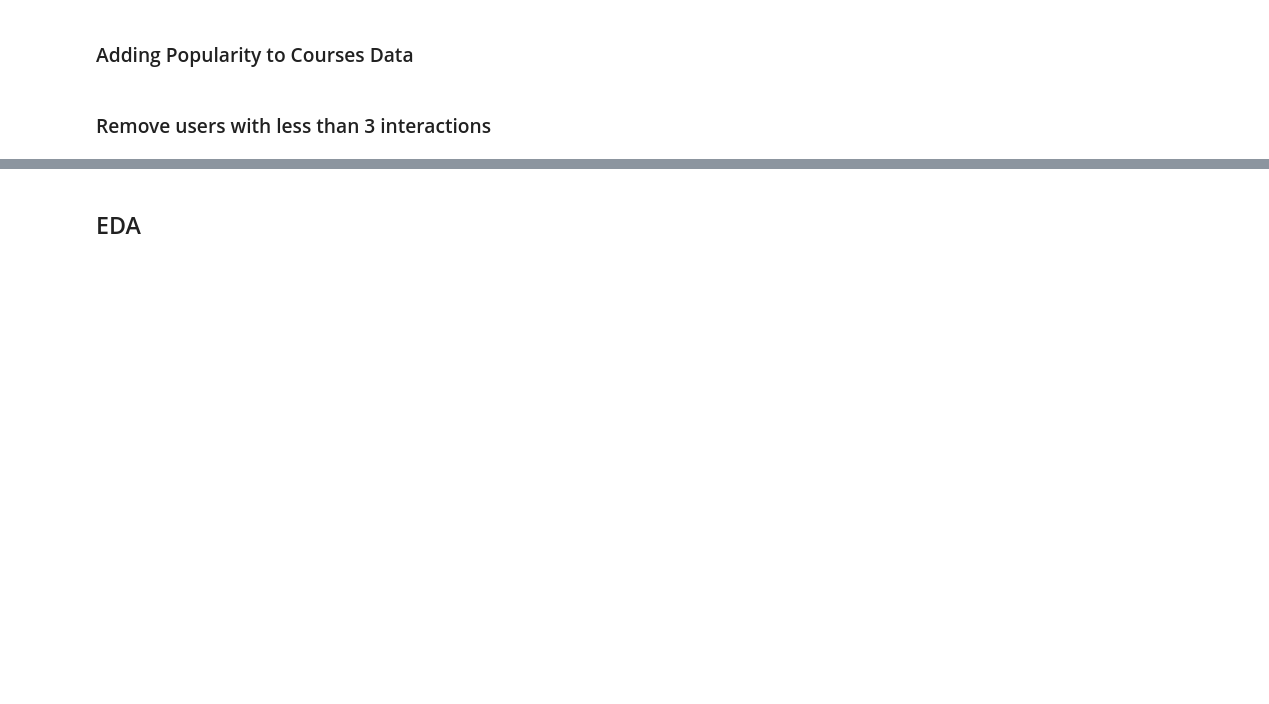
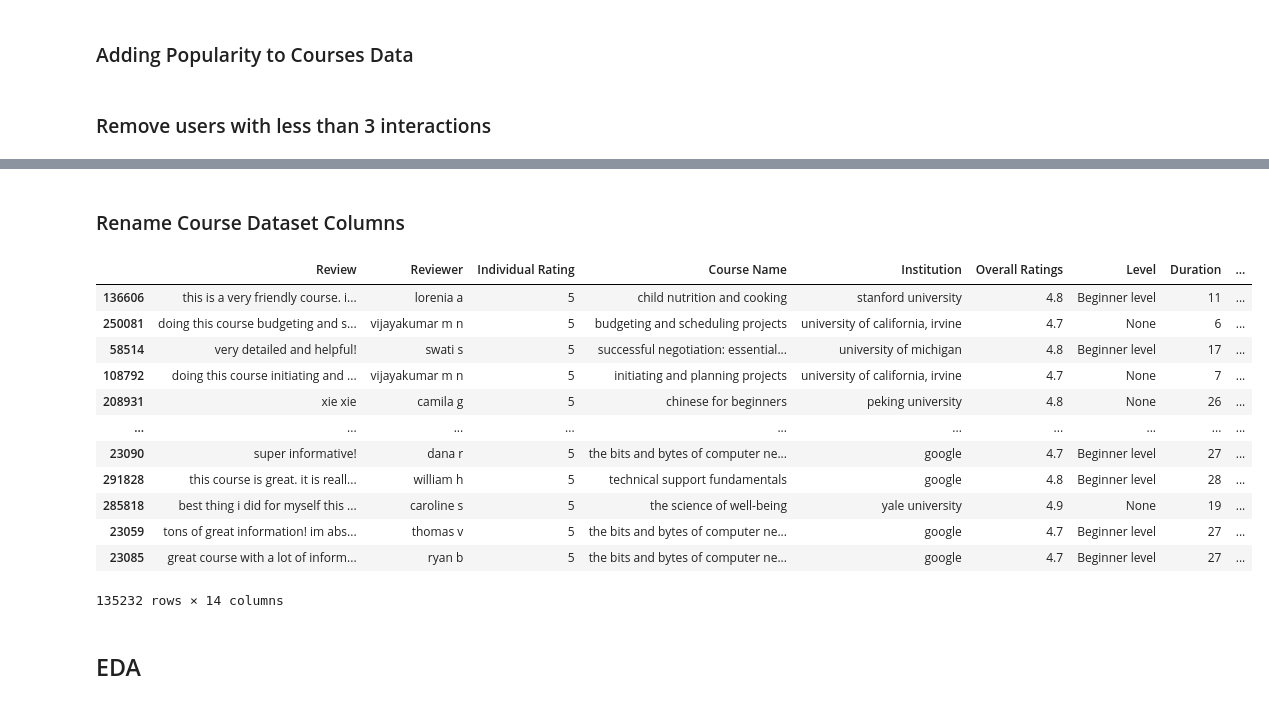
Before and after one commit to jacoblimjy/bt4222, a Jupyter notebook: main.ipynb, the cells around one changed output, grey strips where cells are left out. Cells and saved outputs as stored; diff of their text form; code cells hidden in the pictures; blank space fills up the shorter version.

```diff
--- a/main.ipynb
+++ b/main.ipynb
@@ -424,0 +409,2 @@ final_courses
+# %% [markdown]
+### Rename Course Dataset Columns
@@ -425,3 +413,19 @@ final_courses
+# %%
+final_users_courses
+# %% [output]
+|  | Review | Reviewer | Individual Rating | Course Name | Institution | Overall Ratings | Level | Duration | ... |
+| 136606 | this is a very friendly course. i... | lorenia a | 5 | child nutrition and cooking | stanford university | 4.8 | Beginner level | 11 | ... |
+| 250081 | doing this course budgeting and s... | vijayakumar m n | 5 | budgeting and scheduling projects | university of california, irvine | 4.7 | None | 6 | ... |
+| 58514 | very detailed and helpful! | swati s | 5 | successful negotiation: essential... | university of michigan | 4.8 | Beginner level | 17 | ... |
+| 108792 | doing this course initiating and ... | vijayakumar m n | 5 | initiating and planning projects | university of california, irvine | 4.7 | None | 7 | ... |
+| 208931 | xie xie | camila g | 5 | chinese for beginners | peking university | 4.8 | None | 26 | ... |
+| ... | ... | ... | ... | ... | ... | ... | ... | ... | ... |
+| 23090 | super informative! | dana r | 5 | the bits and bytes of computer ne... | google | 4.7 | Beginner level | 27 | ... |
+| 291828 | this course is great. it is reall... | william h | 5 | technical support fundamentals | google | 4.8 | Beginner level | 28 | ... |
+| 285818 | best thing i did for myself this ... | caroline s | 5 | the science of well-being | yale university | 4.9 | None | 19 | ... |
+| 23059 | tons of great information! im abs... | thomas v | 5 | the bits and bytes of computer ne... | google | 4.7 | Beginner level | 27 | ... |
+| 23085 | great course with a lot of inform... | ryan b | 5 | the bits and bytes of computer ne... | google | 4.7 | Beginner level | 27 | ... |
+135232 rows × 14 columns
 # %% [markdown]
 ## EDA
 # %%
```
Also changed, not shown: parts of 39 cells of this notebook.
